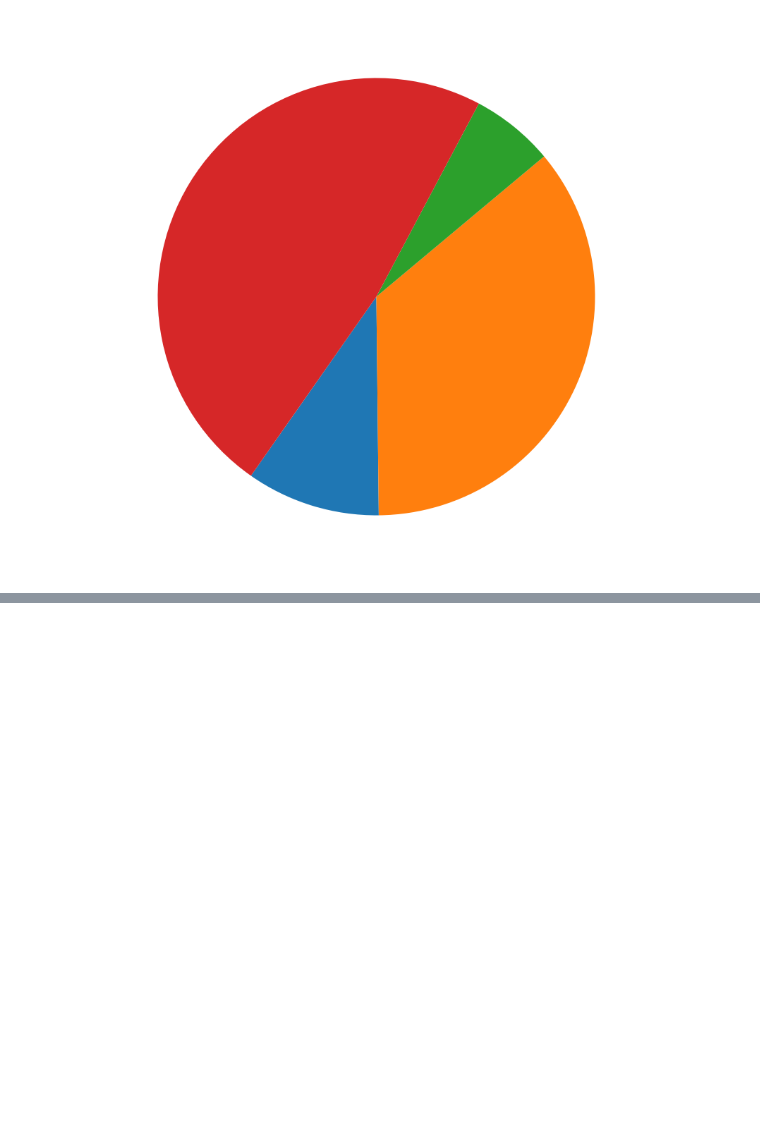
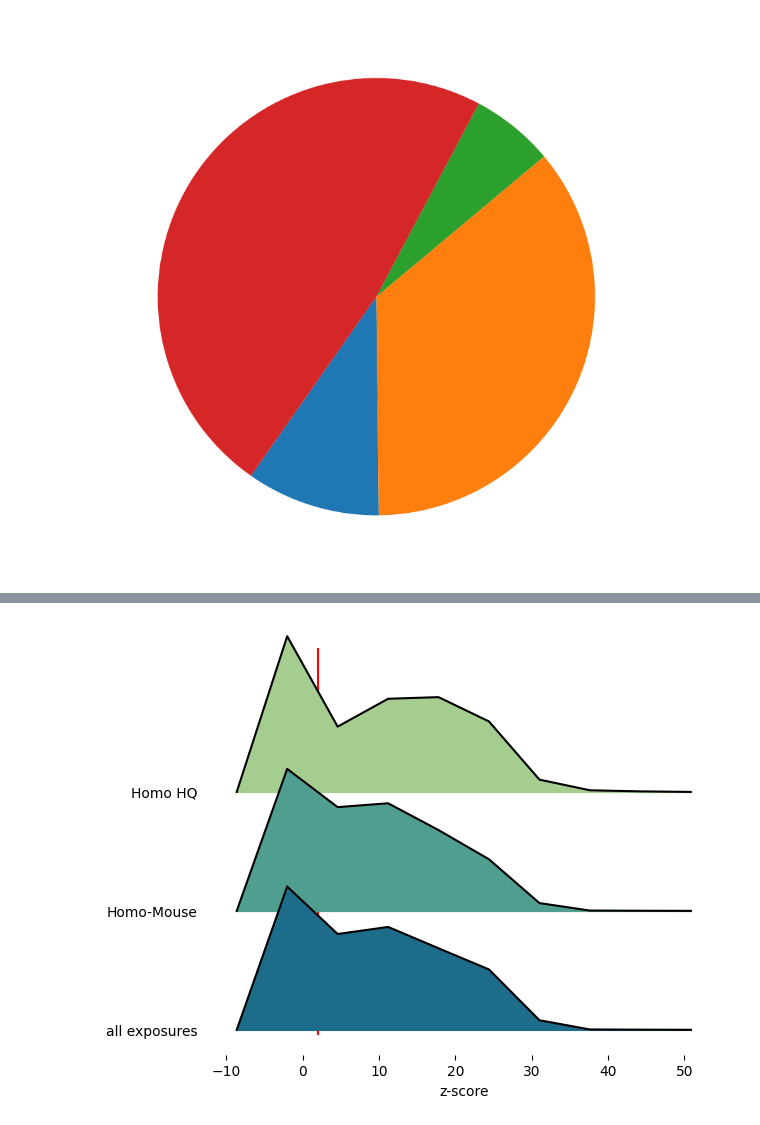
Before and after one commit to menchelab/Exposome, a Jupyter notebook: Exp_fin_9_PPI_Modularity.ipynb, the cells around one changed output, grey strips where cells are left out. Drawn from its saved outputs; the diff is of its cells as text; code cells hidden in the pictures; blank space fills up the shorter version.

```diff
--- a/Exp_fin_9_PPI_Modularity.ipynb
+++ b/Exp_fin_9_PPI_Modularity.ipynb
@@ -1184,0 +1324,31 @@ for exp in chem_gene_homo_mouse_ppi.keys():
+# %%
+lcc_zscore_2_df=pd.DataFrame()
+
+category_list=[]
+zscore_list=[]
+for z in [v for v in final_exposome_zscore.values() if str(v)!='nan' and str(v)!='inf']:
+    zscore_list.append(z)
+    category_list.append("all exposures")
+
+for z in [v for v in final_chem_gene_homo_mouse_ppi_zscore.values() if str(v)!='nan' and str(v)!='inf']:
+    zscore_list.append(z)
+    category_list.append("Homo-Mouse")
+
+for z in [v for v in final_chem_gene_hq_ppi_zscore.values() if str(v)!='nan' and str(v)!='inf']:
+    zscore_list.append(z)
+    category_list.append("Homo HQ")
+
+lcc_zscore_2_df['group']=category_list
+lcc_zscore_2_df['z-score']=zscore_list
+# %%
+from joypy import joyplot
+import seaborn as sns
+
+joyplot(lcc_zscore_2_df, by='group', kind = "normalized_counts",column='z-score',colormap=sns.color_palette("crest", as_cmap=True));
+
+plt.xlabel('z-score');
+plt.vlines(x=2,ymin=0,ymax=1,color='r',label='statistically significance',zorder=10);
+plt.savefig('output/Figures/SF7C_v01_post_rev.pdf',format='pdf',dpi=300, bbox_inches = "tight")
+plt.show()
+# %% [output]
+[figure, added]
```
Also changed, not shown: parts of 6 cells of this notebook, 2 other files.
